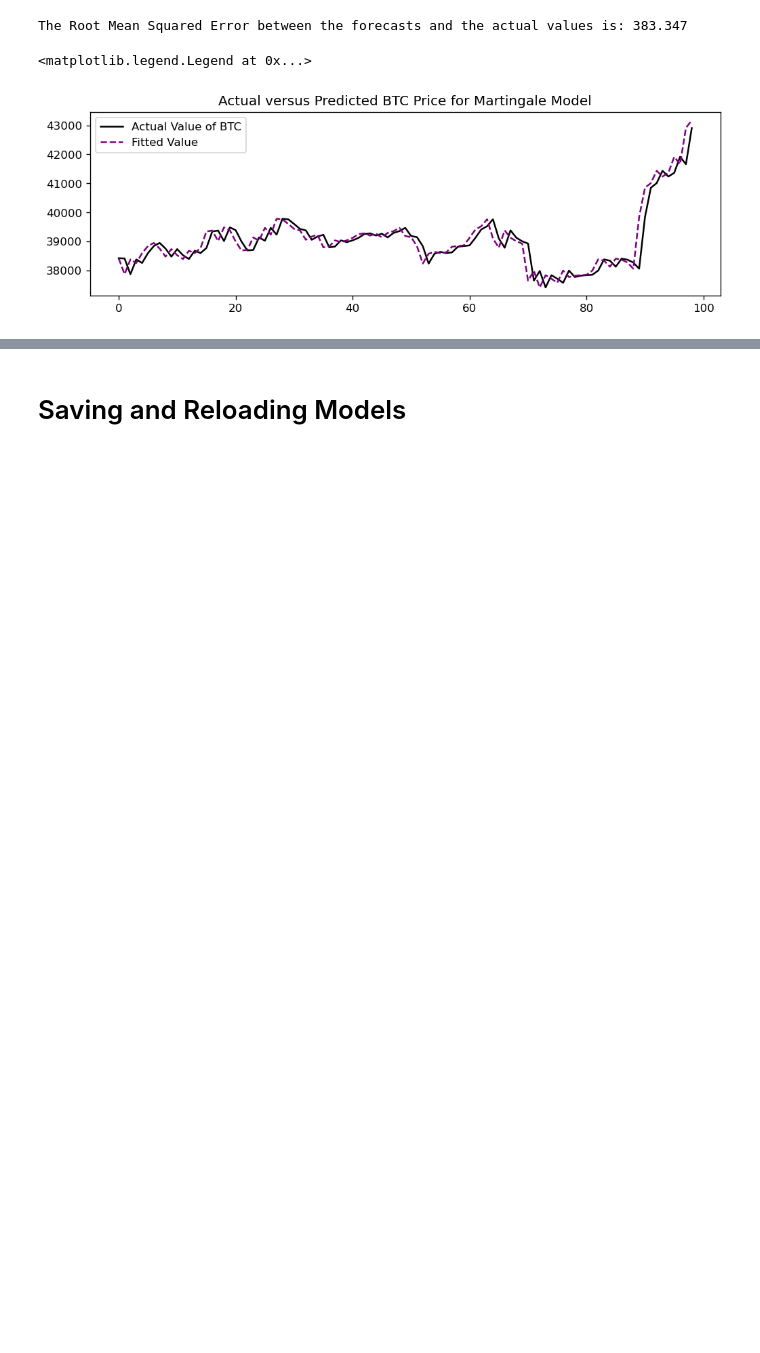
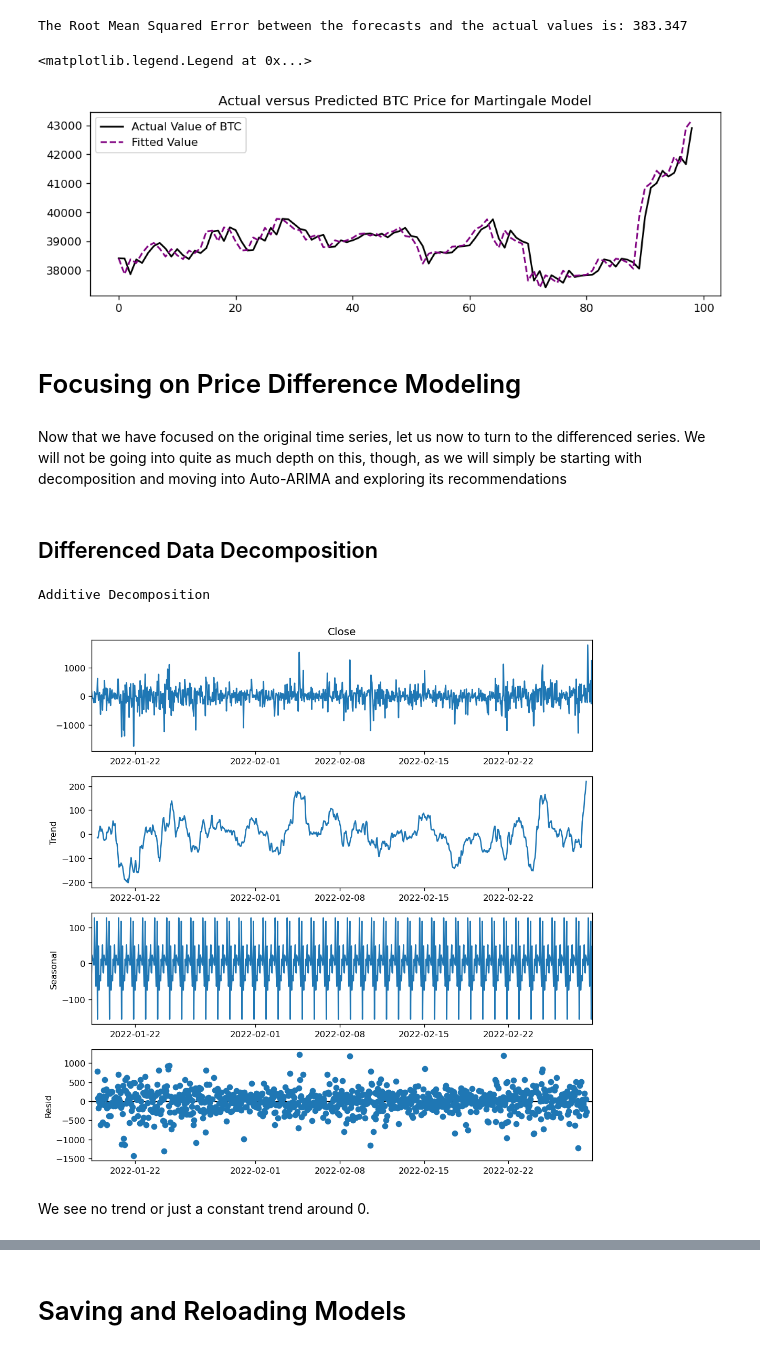
Before and after one commit to ClarkQTIM/Forecasting-and-Cryptocurrency, a Jupyter notebook: Time Series Analysis.ipynb, the cells around one changed output, grey strips where cells are left out. Saved outputs shown, nothing was run; the diff lists cells and outputs as text; code cells hidden in the pictures; blank space fills up the shorter version.

```diff
--- a/Time Series Analysis.ipynb
+++ b/Time Series Analysis.ipynb
@@ -1552,3 +1591,28 @@ plt.legend()
 # %% [output]
 <matplotlib.legend.Legend at 0x...>
 [figure]
+# %% [markdown]
+# Focusing on Price Difference Modeling
+# %% [markdown]
+Now that we have focused on the original time series, let us now to turn to the differenced series. We will not be going into quite as much depth on this, though, as we will simply be starting with decomposition and moving into Auto-ARIMA and exploring its recommendations
+# %% [markdown]
+## Differenced Data Decomposition
+# %%
+# Seasonal Decomposition
+
+plt.rcParams.update({'figure.figsize':(9,3), 'figure.dpi':120})
+
+# Additive Decomposition
+print('Additive Decomposition', '\n')
+additive_decomposition = statsmodels.tsa.seasonal.seasonal_decompose(X_cut_diff,
+                                                                     model='additive')
+
+additive_decomposition.plot()
+plt.tight_layout(rect=[0, 2, 1, 5])
+
+plt.show()
+# %% [output]
+Additive Decomposition
+[figure, added]
+# %% [markdown]
+We see no trend or just a constant trend around 0.
```
Also changed, not shown: parts of 31 cells of this notebook.
